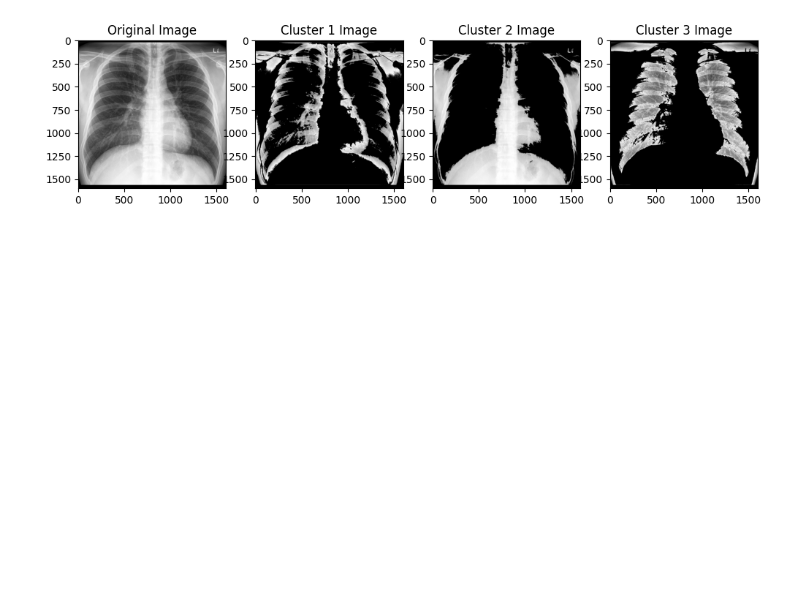
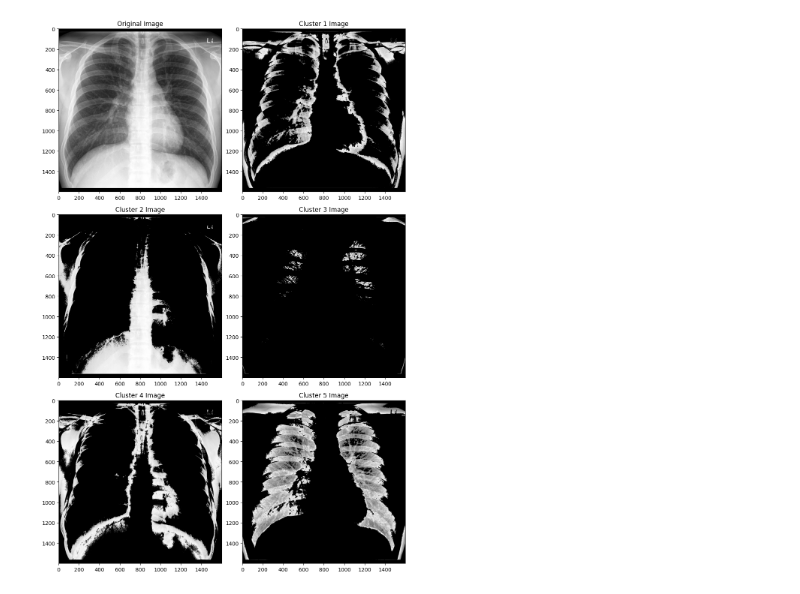
Before and after one commit to faliqadlan/x-ray-clustering, a Jupyter notebook: main.ipynb, the cells around one changed output. Cells and saved outputs as stored; diff of their text form; code cells hidden in the pictures; blank space fills up the shorter version.

Commit message:
start tiff gl plot

```diff
--- a/main.ipynb
+++ b/main.ipynb
@@ -3,46 +3,58 @@ import cv2
 import numpy as np
 from sklearn.cluster import KMeans
 import matplotlib.pyplot as plt
+import math
 
 # Step 1: Load the chest X-ray image
 image_path = "normal-frontal-chest-x-ray.jpg"
 image = cv2.imread(image_path)
 
 # Step 2: Convert to grayscale
 gray_image = cv2.cvtColor(image, cv2.COLOR_BGR2GRAY)
 
 # Step 3: Flatten the image
 flat_gray_image = gray_image.reshape((-1, 1))
 
 # Step 4: Apply K-means clustering
-k = 3  # Number of clusters
+k = 5  # Number of clusters
 kmeans = KMeans(n_clusters=k, random_state=0).fit(flat_gray_image)
 clustered_labels = kmeans.labels_
 
 # Step 5: Reshape the clustered labels back to the original image shape
 clustered_image = clustered_labels.reshape(gray_image.shape)
 
 # Step 6: Display the original and clustered images
-# Display the original and clustered images
-plt.figure(figsize=(12, 6))
-plt.subplot(1, k + 1, 1), plt.imshow(gray_image, cmap="gray"), plt.title(
-    "Original Image"
-)
+# Display the original and clustered images in a single column with multiple rows
+num_rows = math.ceil((k + 1) / 2)
 
-# Display an image for each cluster
+plt.figure(figsize=(10, num_rows * 5))
+
+# Display the original image in the first position
+plt.subplot(num_rows, 2, 1)
+plt.imshow(gray_image, cmap="gray")
+plt.title("Original Image")
+
+# Initialize plot position
+plot_pos = 2
+
+# Display an image for each cluster in subsequent positions
 for i in range(k):
     # Create a mask for the current cluster
     mask = clustered_image == i
 
     # Apply the mask to the grayscale image to isolate the cluster
     cluster_image = np.zeros_like(gray_image)
     cluster_image[mask] = gray_image[mask]
 
     # Display the image for the current cluster
-    plt.subplot(1, k + 1, i + 2), plt.imshow(cluster_image, cmap="gray"), plt.title(
-        f"Cluster {i+1} Image"
-    )
+    plt.subplot(num_rows, 2, plot_pos)
+    plt.imshow(cluster_image, cmap="gray")
+    plt.title(f"Cluster {i+1} Image")
 
+    # Increment plot position
+    plot_pos += 1
+
+plt.tight_layout()
 plt.show()
 # %% [output]
-[figure, old version]
+[figure, new version]
```
Also changed, not shown: parts of 1 cell of this notebook.
